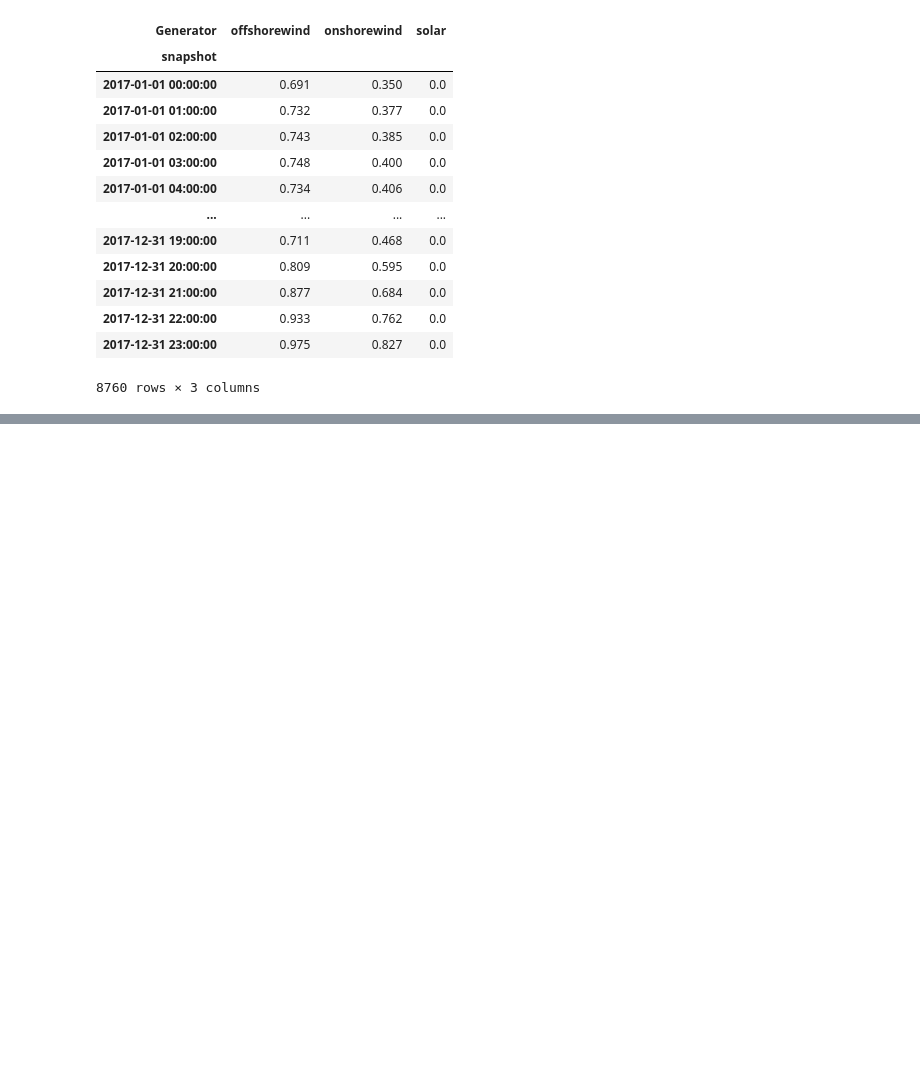
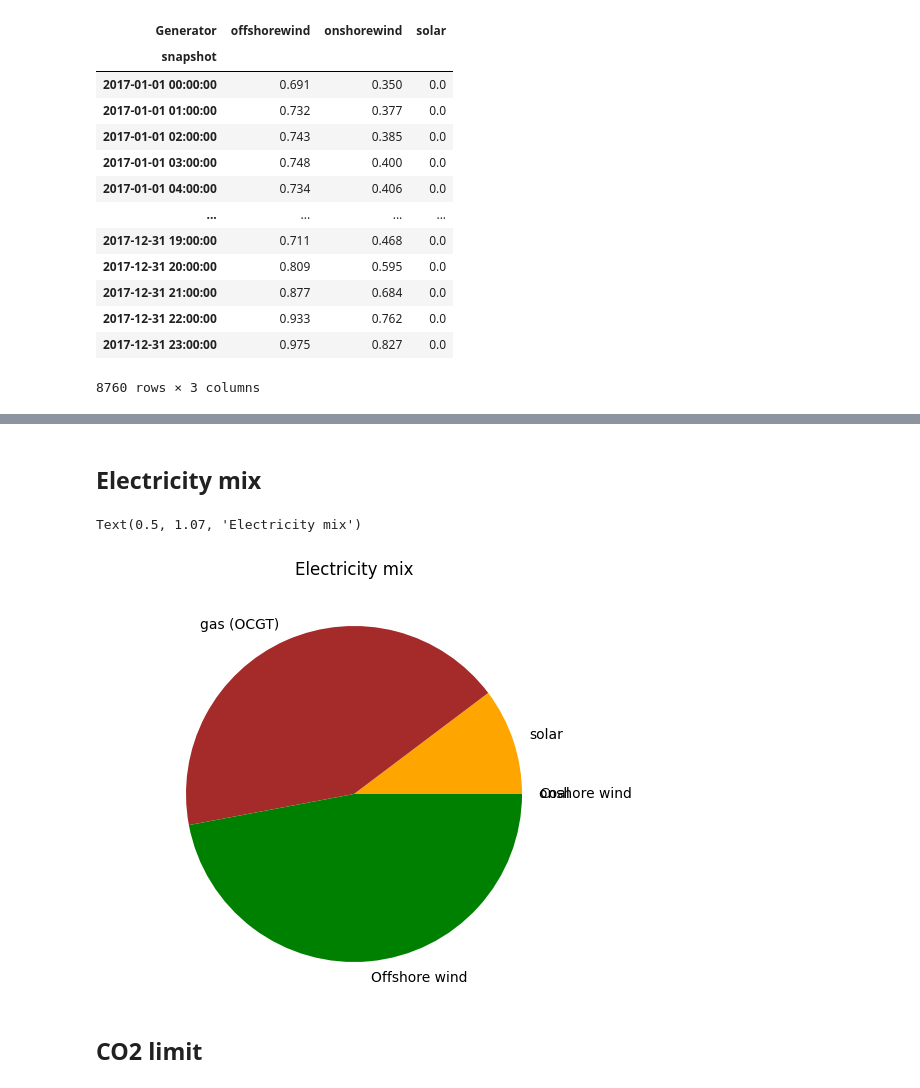
Before and after one commit to JuliaKatomena/Integrated-energy-grid, a Jupyter notebook: Project.ipynb, the cells around one changed output, grey strips where cells are left out. Drawn from its saved outputs; the diff is of its cells as text; code cells hidden in the pictures; blank space fills up the shorter version.

```diff
--- a/Project.ipynb
+++ b/Project.ipynb
@@ -229,0 +279,28 @@ GurobiError: License expired 2025-01-29
+# %% [markdown]
+## Electricity mix
+# %%
+labels = ['onshore wind',
+          'solar',
+          'gas (OCGT)',
+          'Offshore wind',
+          'Coal']
+sizes = [network.generators_t.p['onshorewind'].sum(),
+         network.generators_t.p['solar'].sum(),
+         network.generators_t.p['OCGT'].sum(),
+         network.generators_t.p['offshorewind'].sum(),
+        network.generators_t.p['coal'].sum()]
+
+colors=['blue', 'orange', 'brown', 'green', 'black']
+
+plt.pie(sizes,
+        colors=colors,
+        labels=labels,
+        wedgeprops={'linewidth':0})
+plt.axis('equal')
+
+plt.title('Electricity mix', y=1.07)
+# %% [output]
+Text(0.5, 1.07, 'Electricity mix')
+[figure, added]
+# %% [markdown]
+## CO2 limit
```
Also changed, not shown: parts of 8 cells of this notebook.
